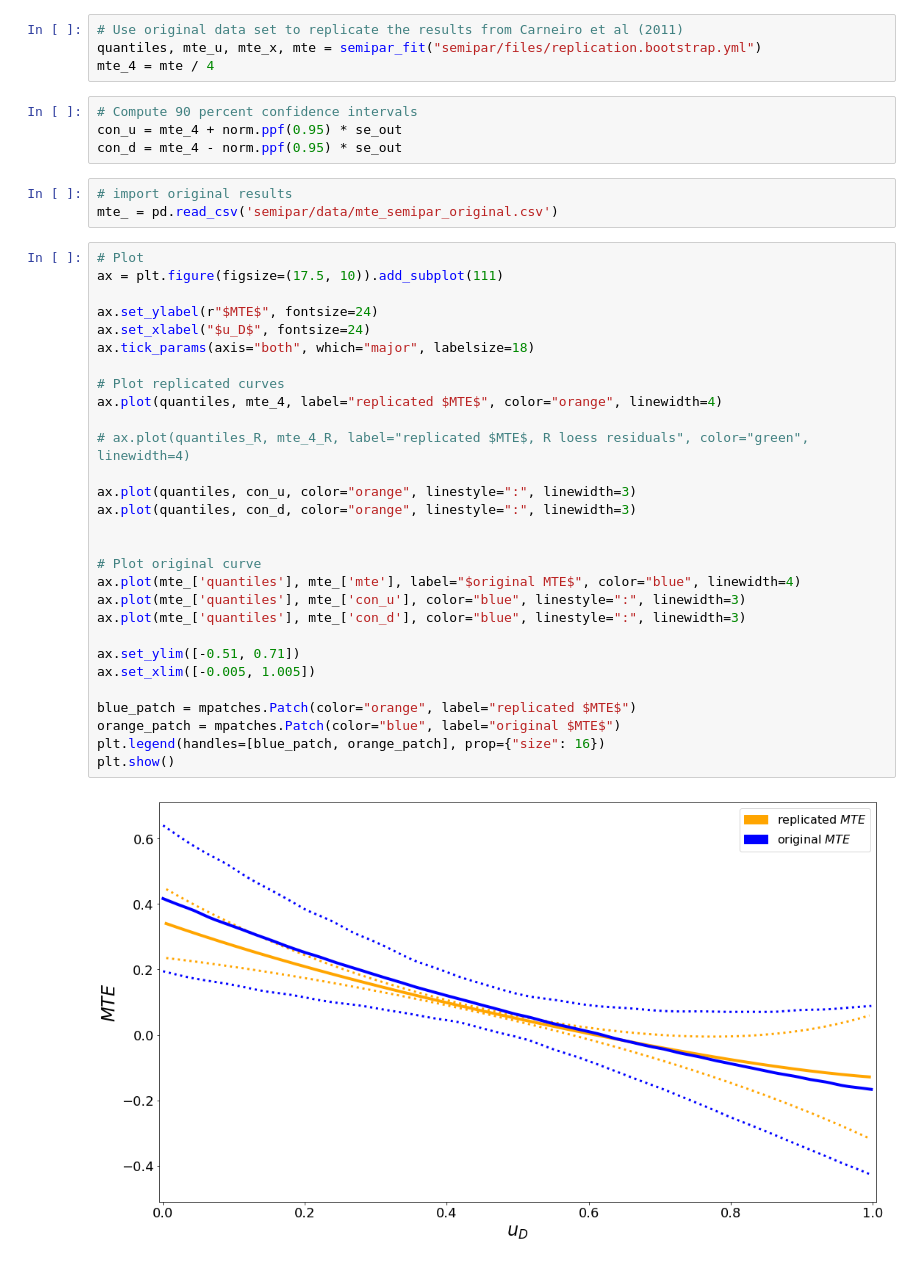
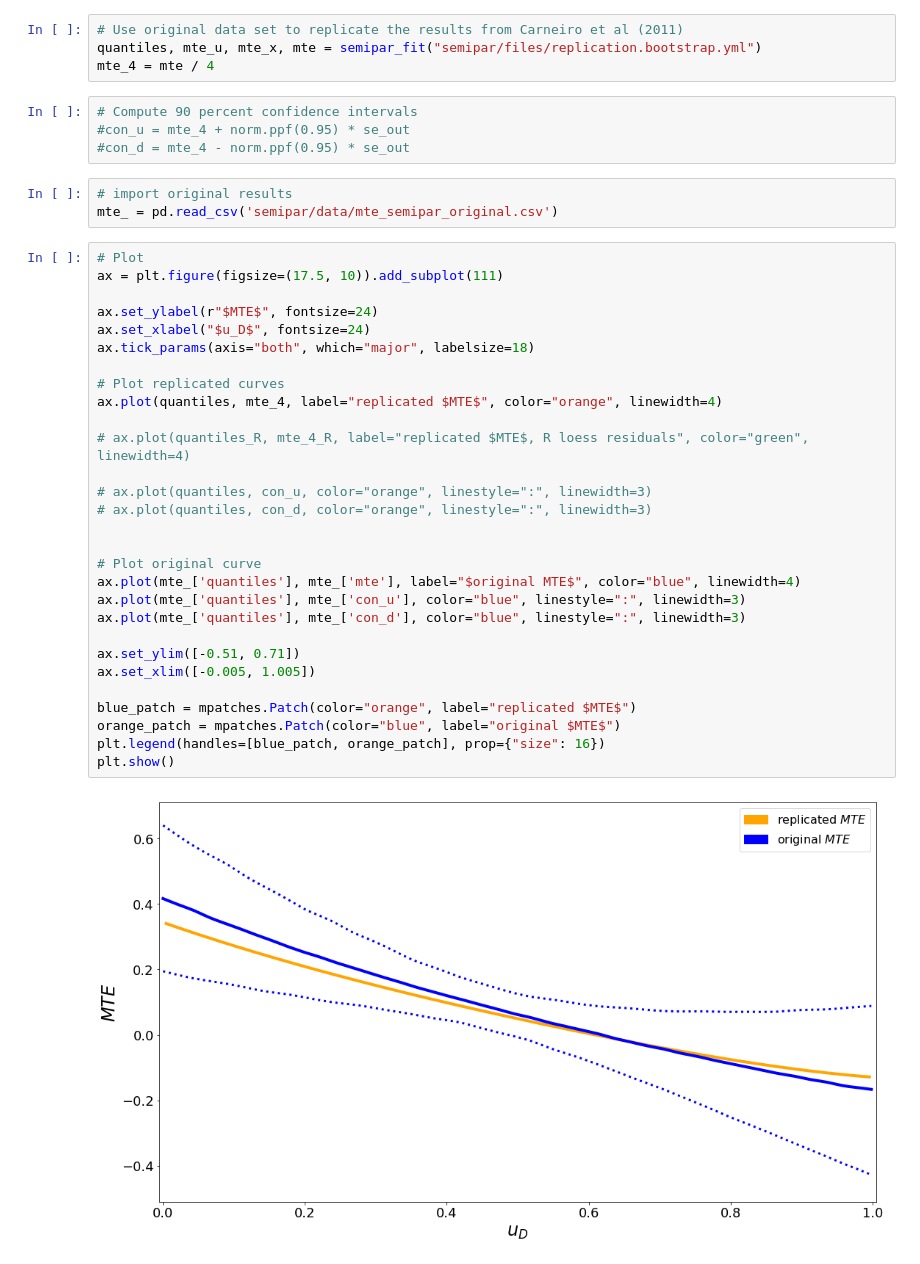
Before and after one commit to segsell/grmpy-semipar, a Jupyter notebook: replication-Carneiro2011.ipynb, the cells around one changed output. Saved outputs shown, nothing was run; the diff lists cells and outputs as text.

```diff
--- a/replication-Carneiro2011.ipynb
+++ b/replication-Carneiro2011.ipynb
@@ -156,39 +160,39 @@ quantiles, mte_u, mte_x, mte = semipar_fit("semipar/files/replication.bootstrap.
 mte_4 = mte / 4
 # %%
 # Compute 90 percent confidence intervals
-con_u = mte_4 + norm.ppf(0.95) * se_out
-con_d = mte_4 - norm.ppf(0.95) * se_out
+#con_u = mte_4 + norm.ppf(0.95) * se_out
+#con_d = mte_4 - norm.ppf(0.95) * se_out
 # %%
 # import original results
 mte_ = pd.read_csv('semipar/data/mte_semipar_original.csv')
 # %%
 # Plot
 ax = plt.figure(figsize=(17.5, 10)).add_subplot(111)
 
 ax.set_ylabel(r"$MTE$", fontsize=24)
 ax.set_xlabel("$u_D$", fontsize=24)
 ax.tick_params(axis="both", which="major", labelsize=18)
 
 # Plot replicated curves
 ax.plot(quantiles, mte_4, label="replicated $MTE$", color="orange", linewidth=4)
 
 # ax.plot(quantiles_R, mte_4_R, label="replicated $MTE$, R loess residuals", color="green", linewidth=4)
 
-ax.plot(quantiles, con_u, color="orange", linestyle=":", linewidth=3)
-ax.plot(quantiles, con_d, color="orange", linestyle=":", linewidth=3)
+# ax.plot(quantiles, con_u, color="orange", linestyle=":", linewidth=3)
+# ax.plot(quantiles, con_d, color="orange", linestyle=":", linewidth=3)
 
 
 # Plot original curve
 ax.plot(mte_['quantiles'], mte_['mte'], label="$original MTE$", color="blue", linewidth=4)
 ax.plot(mte_['quantiles'], mte_['con_u'], color="blue", linestyle=":", linewidth=3)
 ax.plot(mte_['quantiles'], mte_['con_d'], color="blue", linestyle=":", linewidth=3)
 
 ax.set_ylim([-0.51, 0.71])
 ax.set_xlim([-0.005, 1.005])
 
 blue_patch = mpatches.Patch(color="orange", label="replicated $MTE$")
 orange_patch = mpatches.Patch(color="blue", label="original $MTE$")
 plt.legend(handles=[blue_patch, orange_patch], prop={"size": 16})
 plt.show()
 # %% [output]
-[figure, old version]
+[figure, new version]
```
Also changed, not shown: parts of 3 cells of this notebook, 2 other files.
